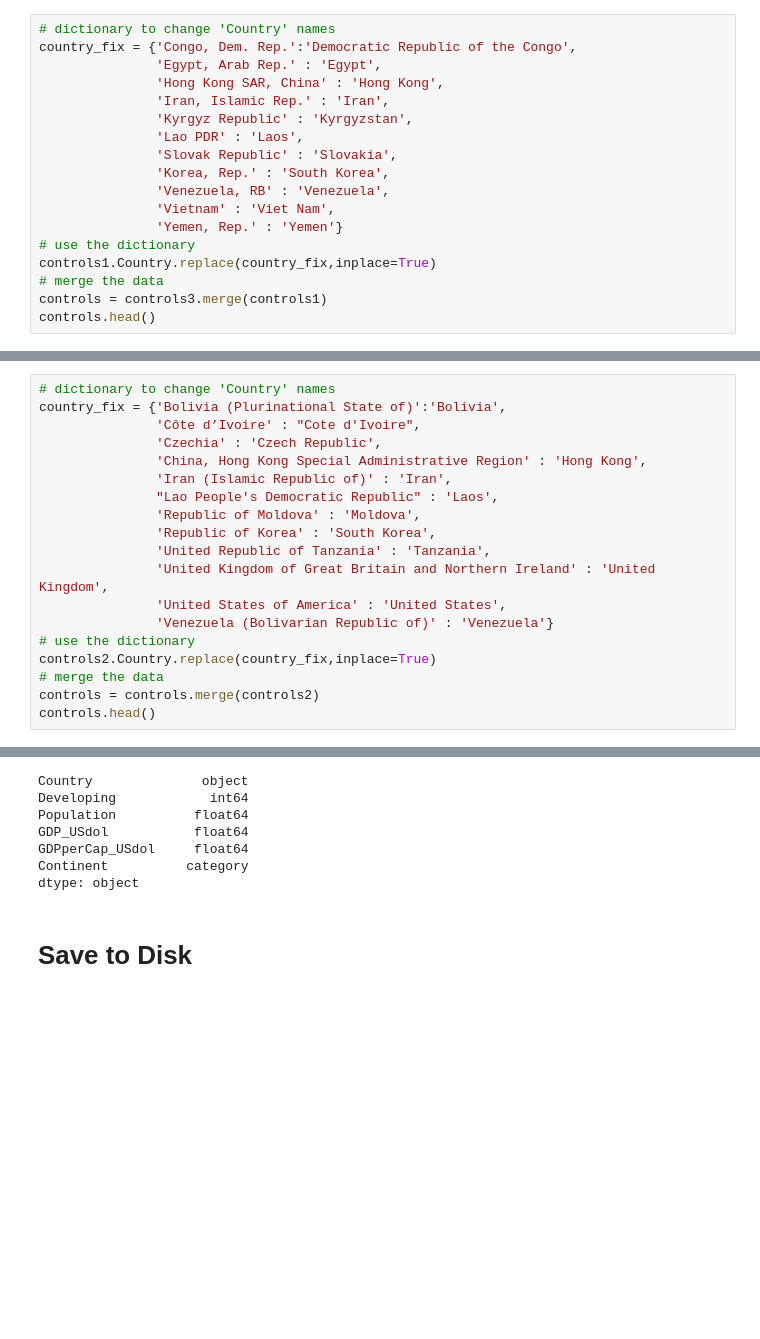
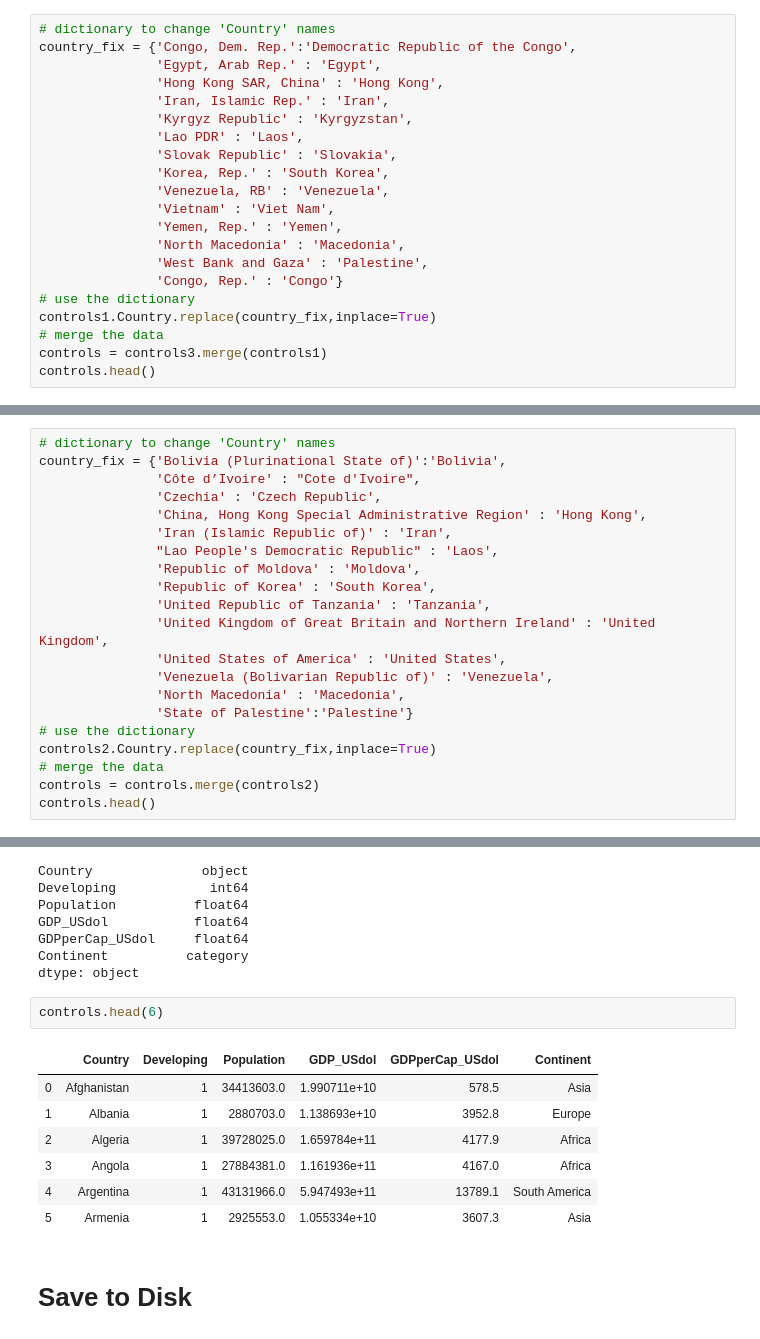
Before and after one commit to tygris/PUBPOL_GovAnalytics-Group_Data, a Jupyter notebook: Group Project Data Clean-Wealth Data.ipynb, the cells around one changed output, grey strips where cells are left out. Saved outputs shown, nothing was run; the diff lists cells and outputs as text; blank space fills up the shorter version.

```diff
--- a/Group Project Data Clean-Wealth Data.ipynb
+++ b/Group Project Data Clean-Wealth Data.ipynb
@@ -277,7 +284,10 @@ country_fix = {'Congo, Dem. Rep.':'Democratic Republic of the Congo',
                'Korea, Rep.' : 'South Korea',
                'Venezuela, RB' : 'Venezuela',
                'Vietnam' : 'Viet Nam',
-               'Yemen, Rep.' : 'Yemen'}
+               'Yemen, Rep.' : 'Yemen',
+               'North Macedonia' : 'Macedonia',
+               'West Bank and Gaza' : 'Palestine',
+               'Congo, Rep.' : 'Congo'}
 # use the dictionary
 controls1.Country.replace(country_fix,inplace=True)
 # merge the data
@@ -345,7 +357,9 @@ country_fix = {'Bolivia (Plurinational State of)':'Bolivia',
                'United Republic of Tanzania' : 'Tanzania',
                'United Kingdom of Great Britain and Northern Ireland' : 'United Kingdom',
                'United States of America' : 'United States',
-               'Venezuela (Bolivarian Republic of)' : 'Venezuela'}
+               'Venezuela (Bolivarian Republic of)' : 'Venezuela',
+               'North Macedonia' : 'Macedonia',
+               'State of Palestine':'Palestine'}
 # use the dictionary
 controls2.Country.replace(country_fix,inplace=True)
 # merge the data
@@ -376,6 +390,16 @@ GDP_USdol           float64
 GDPperCap_USdol     float64
 Continent          category
 dtype: object
+# %%
+controls.head(6)
+# %% [output]
+|  | Country | Developing | Population | GDP_USdol | GDPperCap_USdol | Continent |
+| 0 | Afghanistan | 1 | 34413603.0 | 1.990711e+10 | 578.5 | Asia |
+| 1 | Albania | 1 | 2880703.0 | 1.138693e+10 | 3952.8 | Europe |
+| 2 | Algeria | 1 | 39728025.0 | 1.659784e+11 | 4177.9 | Africa |
+| 3 | Angola | 1 | 27884381.0 | 1.161936e+11 | 4167.0 | Africa |
+| 4 | Argentina | 1 | 43131966.0 | 5.947493e+11 | 13789.1 | South America |
+| 5 | Armenia | 1 | 2925553.0 | 1.055334e+10 | 3607.3 | Asia |
 # %% [markdown]
 # Save to Disk
 # %%
```
Also changed, not shown: parts of 9 cells of this notebook, 3 other files.
